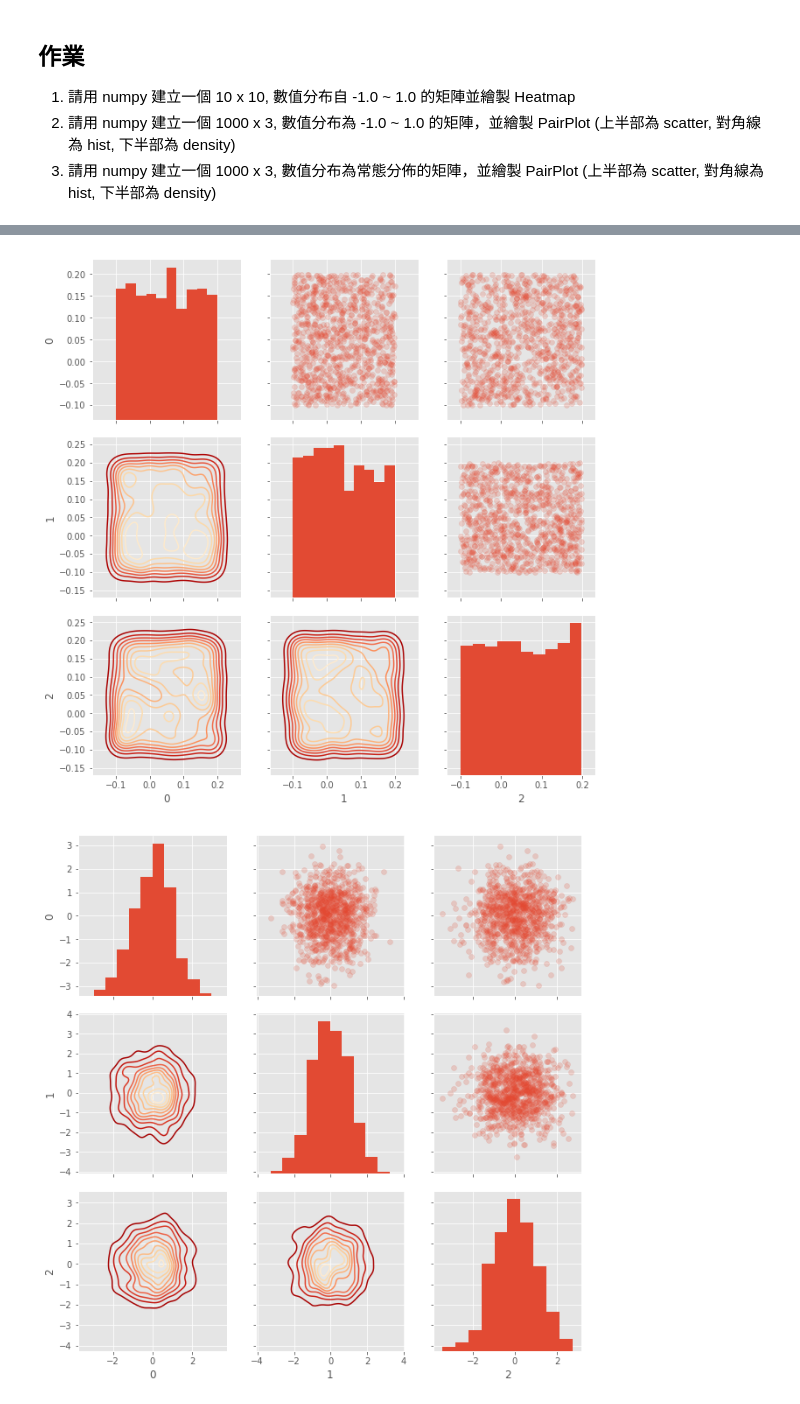
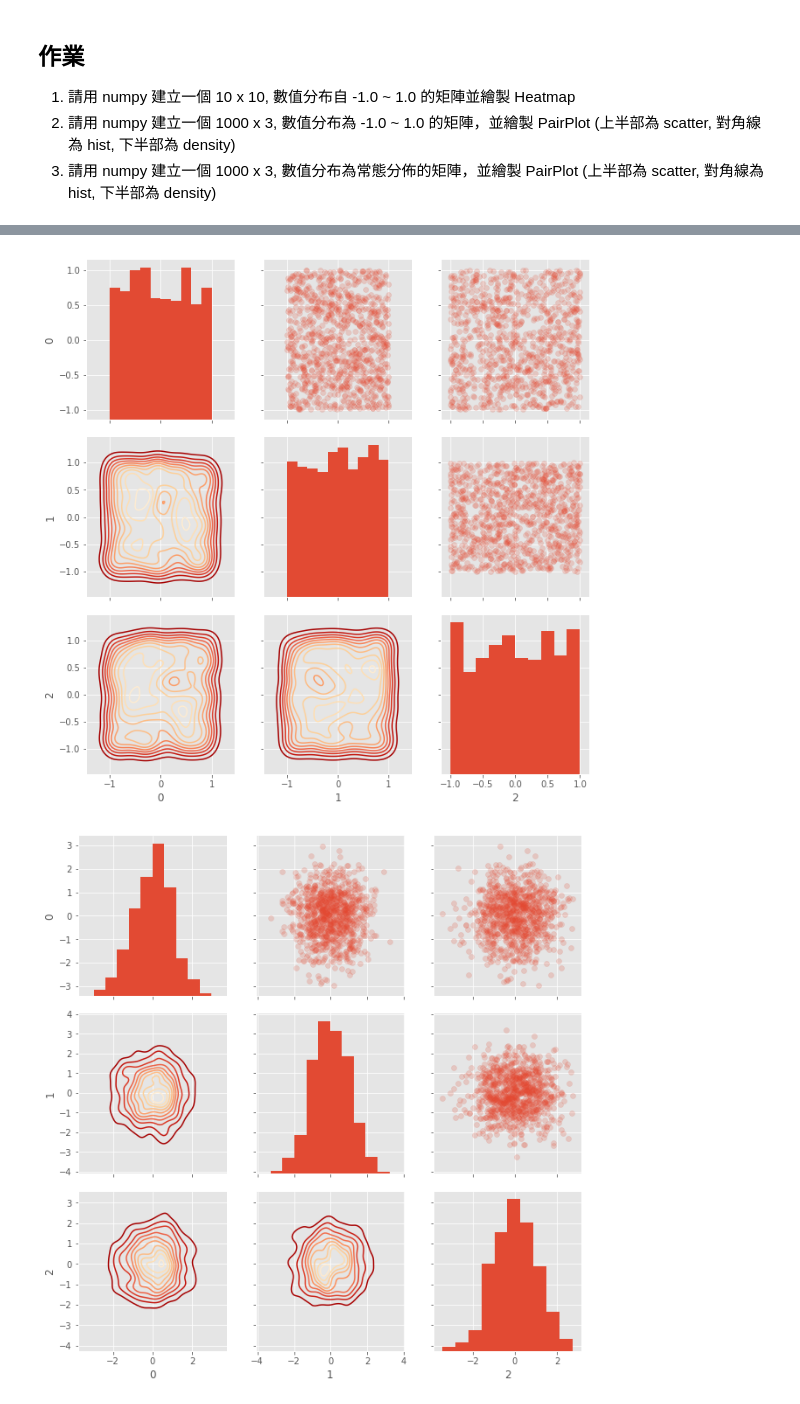
Before and after one commit to strive722/ML-100-Days, a Jupyter notebook: Day_015_HW.ipynb, the cells around one changed output, grey strips where cells are left out. Saved outputs shown, nothing was run; the diff lists cells and outputs as text; code cells hidden in the pictures.

```diff
--- a/Day_015_HW.ipynb
+++ b/Day_015_HW.ipynb
@@ -48,22 +29,22 @@ plt.show()
 # %%
 nrow = 1000
 ncol = 3
 
-matrix =np.random.randint(-100,200,size=(nrow,ncol))*0.001
+matrix =(np.random.random((nrow,ncol )) - 0.5) * 2
 
 indice = np.random.choice([0,1,2], size=nrow)
 plot_data = pd.DataFrame(matrix, indice)
 
 
 grid = sns.PairGrid(data = plot_data, size = 3, diag_sharey=False)
 
 grid.map_upper(plt.scatter, alpha = 0.2)
 grid.map_diag(plt.hist)
 grid.map_lower(sns.kdeplot, cmap = plt.cm.OrRd_r)
 
 plt.show()
 # %% [output]
-[figure, old version]
+[figure, new version]
 # %%
 nrow = 1000
 ncol = 3
```
Also changed, not shown: parts of 3 cells of this notebook.
